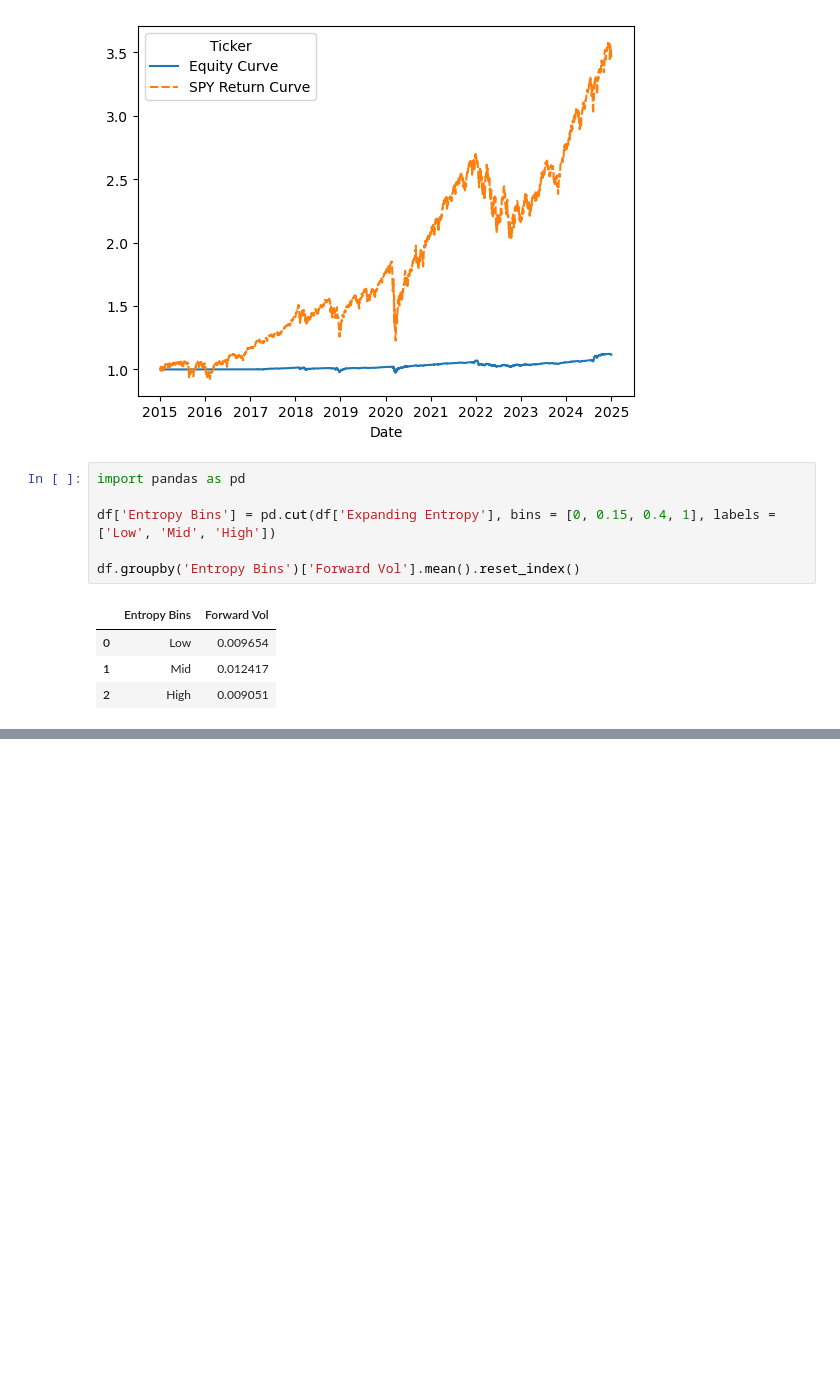
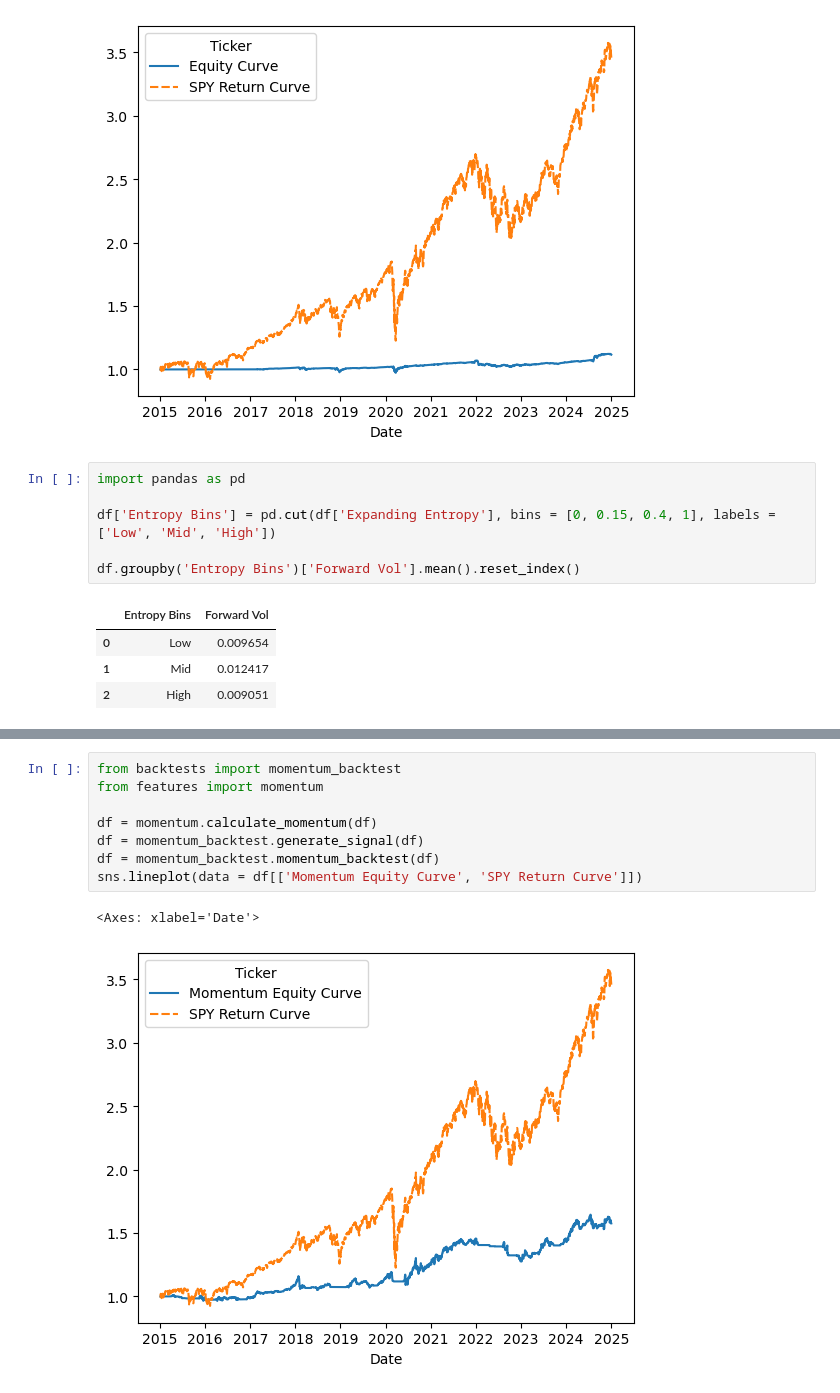
Before and after one commit to akshathp0/entropy-trading, a Jupyter notebook: validate_features.ipynb, the cells around one changed output, grey strips where cells are left out. Cells and saved outputs as stored; diff of their text form; blank space fills up the shorter version.

```diff
--- a/validate_features.ipynb
+++ b/validate_features.ipynb
@@ -456,0 +476,11 @@ df.groupby('Entropy Bins')['Forward Vol'].mean().reset_index()
+# %%
+from backtests import momentum_backtest
+from features import momentum
+
+df = momentum.calculate_momentum(df)
+df = momentum_backtest.generate_signal(df)
+df = momentum_backtest.momentum_backtest(df)
+sns.lineplot(data = df[['Momentum Equity Curve', 'SPY Return Curve']])
+# %% [output]
+<Axes: xlabel='Date'>
+[figure, added]
```
Also changed, not shown: parts of 7 cells of this notebook, 7 other files.
